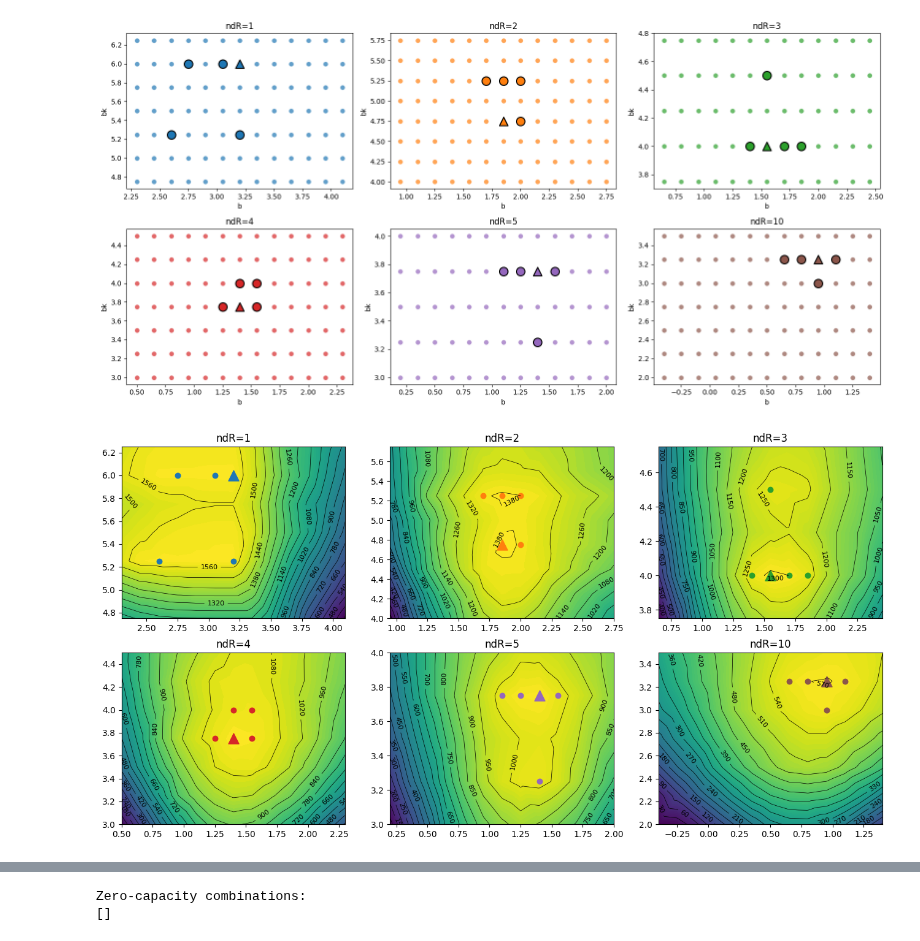
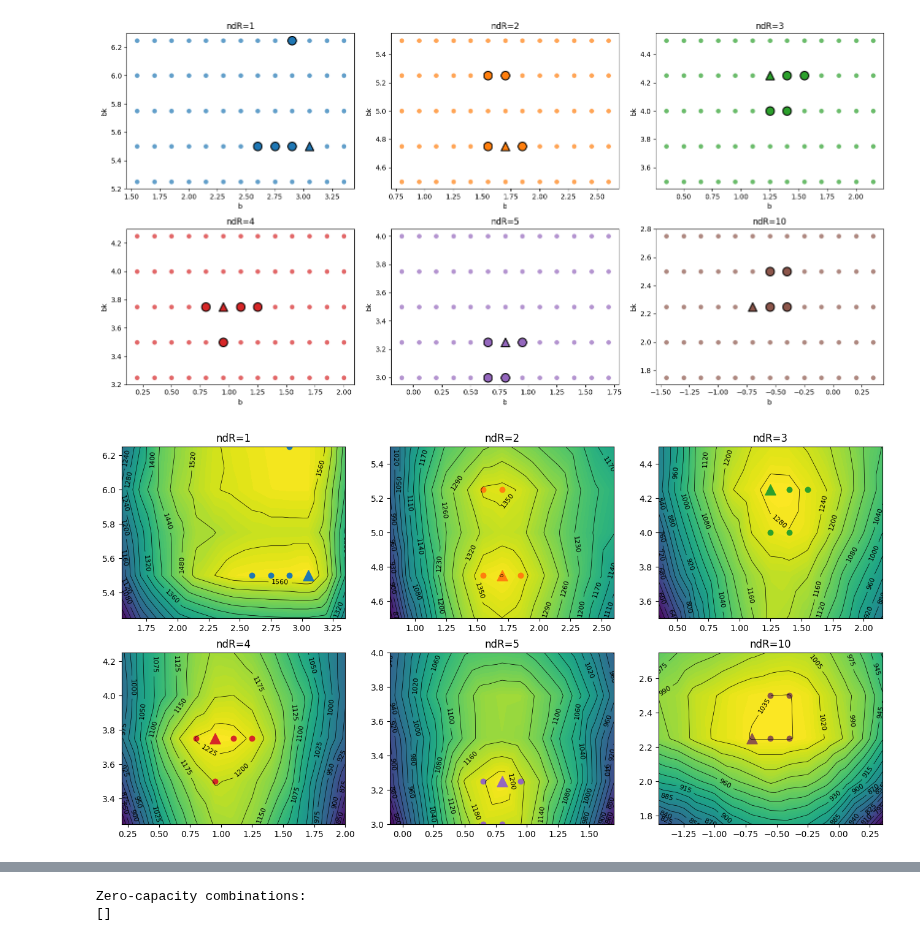
Before and after one commit to Cai-Fangxu/dendrite_familiarity_detection, a Jupyter notebook: b_bk_grid_search/process_df.ipynb, the cells around one changed output, grey strips where cells are left out. Drawn from its saved outputs; the diff is of its cells as text; code cells hidden in the pictures.

```diff
--- a/b_bk_grid_search/process_df.ipynb
+++ b/b_bk_grid_search/process_df.ipynb
@@ -25,33 +25,33 @@ max_df[max_df['nd']==1]
 
 max_df.to_csv("../tmp_data/plot_data/max_points_df.csv", index=False)
 # %%
-nd_plot = 20
+nd_plot = 12
 fig, ax = plt.subplots(2, 3, figsize=(16, 8))
 
 for ndR_idx, ndR in enumerate([1, 2, 3, 4, 5, 10]):
 # for ndR_idx, ndR in enumerate([5, 10, 15, 20]):
     try:
         ax_i = ndR_idx//3
         ax_j = ndR_idx%3
         df_subset = df[df['nd'] == nd_plot]
         df_subset = df_subset[df_subset['ndR']==ndR]
         max_points = df_subset.nlargest(5, "capacity")
         sns.scatterplot(ax=ax[ax_i, ax_j], data=df_subset, x='b', y='bk', color=f"C{ndR_idx}",  s=50, alpha=0.7, edgecolor='w')
         sns.scatterplot(ax=ax[ax_i, ax_j], data=max_points.iloc[1:], x='b', y='bk', color=f"C{ndR_idx}",  s=150, edgecolor='black', linewidth=1.5,  marker='o', legend=False)
         sns.scatterplot(ax=ax[ax_i, ax_j], data=max_points.iloc[[0]], x='b', y='bk', color=f"C{ndR_idx}",  s=150, edgecolor='black', linewidth=1.5,     marker='^', legend=False)
         ax[ax_i, ax_j].set_title(f"ndR={ndR}")
 
     except: pass
 
 
 # Add labels and title
 plt.xlabel('b')
 plt.ylabel('bk')
 
 plt.tight_layout()
 plt.show()
 # %% [output]
-[figure, old version]
+[figure, new version]
 # %%
 fig, ax = plt.subplots(2, 3, figsize=(16, 8))
 for ndR_idx, ndR in enumerate([1, 2, 3, 4, 5, 10]):
@@ -76,7 +76,7 @@ for ndR_idx, ndR in enumerate([1, 2, 3, 4, 5, 10]):
     except:
         pass
 # %% [output]
-[figure, old version]
+[figure, new version]
 # %%
 # Create the plot
 plt.figure(figsize=(8, 6))
```
Also changed, not shown: parts of 3 cells of this notebook, 8 other files.
